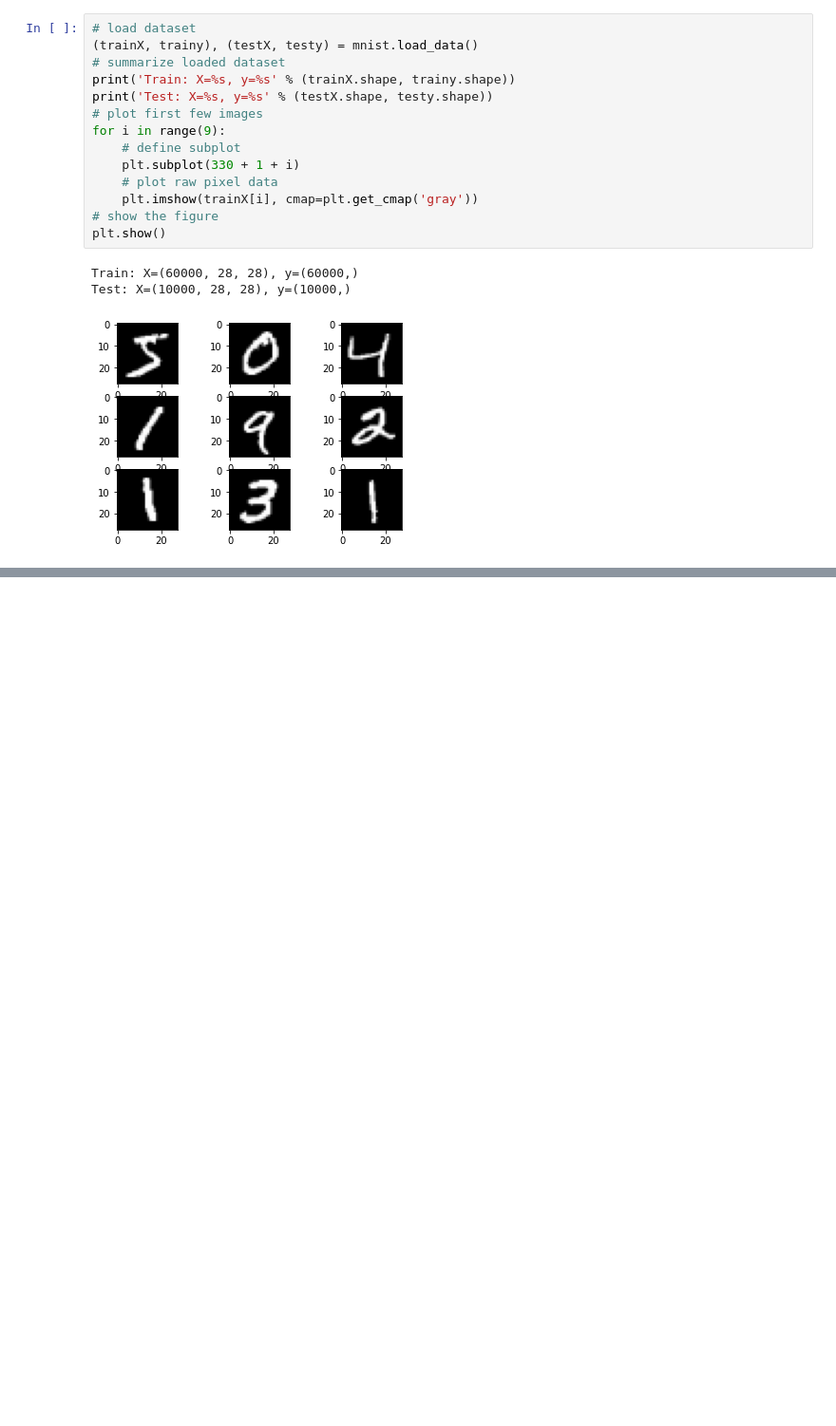
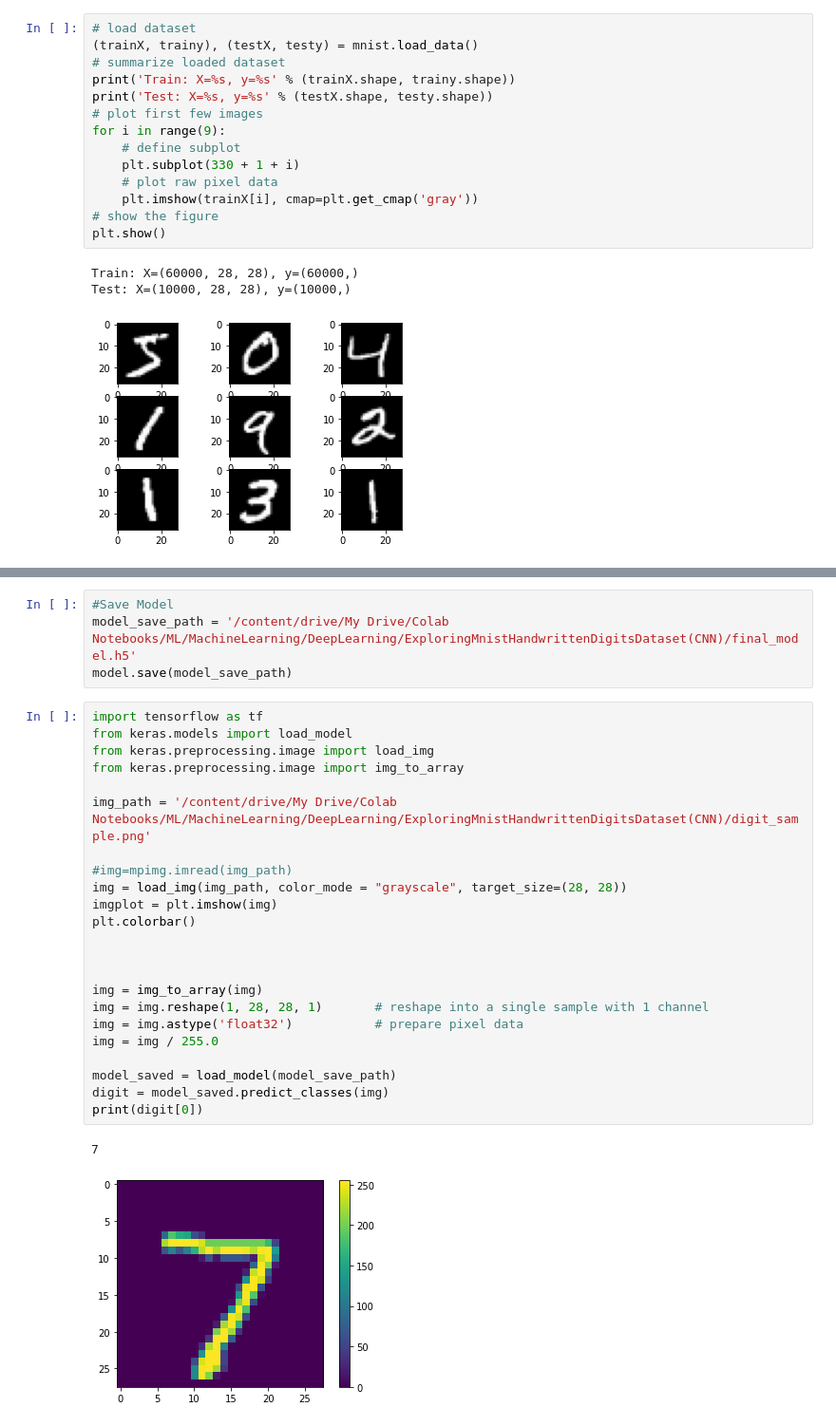
Before and after one commit to shuvo-git/MachineLearning, a Jupyter notebook: DeepLearning/ExploringMnistHandwrittenDigitsDataset(CNN)/HandwrittenDatasetCNN.ipynb, the cells around one changed output, grey strips where cells are left out. Shown at 95% size. Drawn from its saved outputs; the diff is of its cells as text; blank space fills up the shorter version.

Commit message:
CNN model created using mnist-digit and fashion-mnist datasets

```diff
--- a/DeepLearning/ExploringMnistHandwrittenDigitsDataset(CNN)/HandwrittenDatasetCNN.ipynb
+++ b/DeepLearning/ExploringMnistHandwrittenDigitsDataset(CNN)/HandwrittenDatasetCNN.ipynb
@@ -171,0 +192,30 @@ Test: X=(10000, 28, 28, 1), y=(10000, 10)
+# %%
+#Save Model
+model_save_path = '/content/drive/My Drive/Colab Notebooks/ML/MachineLearning/DeepLearning/ExploringMnistHandwrittenDigitsDataset(CNN)/final_model.h5'
+model.save(model_save_path)
+# %%
+import tensorflow as tf
+from keras.models import load_model
+from keras.preprocessing.image import load_img
+from keras.preprocessing.image import img_to_array
+
+img_path = '/content/drive/My Drive/Colab Notebooks/ML/MachineLearning/DeepLearning/ExploringMnistHandwrittenDigitsDataset(CNN)/digit_sample.png'
+
+#img=mpimg.imread(img_path)
+img = load_img(img_path, color_mode = "grayscale", target_size=(28, 28))
+imgplot = plt.imshow(img)
+plt.colorbar()
+
+
+
+img = img_to_array(img)
+img = img.reshape(1, 28, 28, 1)       # reshape into a single sample with 1 channel
+img = img.astype('float32')           # prepare pixel data
+img = img / 255.0
+
+model_saved = load_model(model_save_path)
+digit = model_saved.predict_classes(img)
+print(digit[0])
+# %% [output]
+7
+[figure, added]
```
Also changed, not shown: parts of 6 cells of this notebook, 6 other files.
